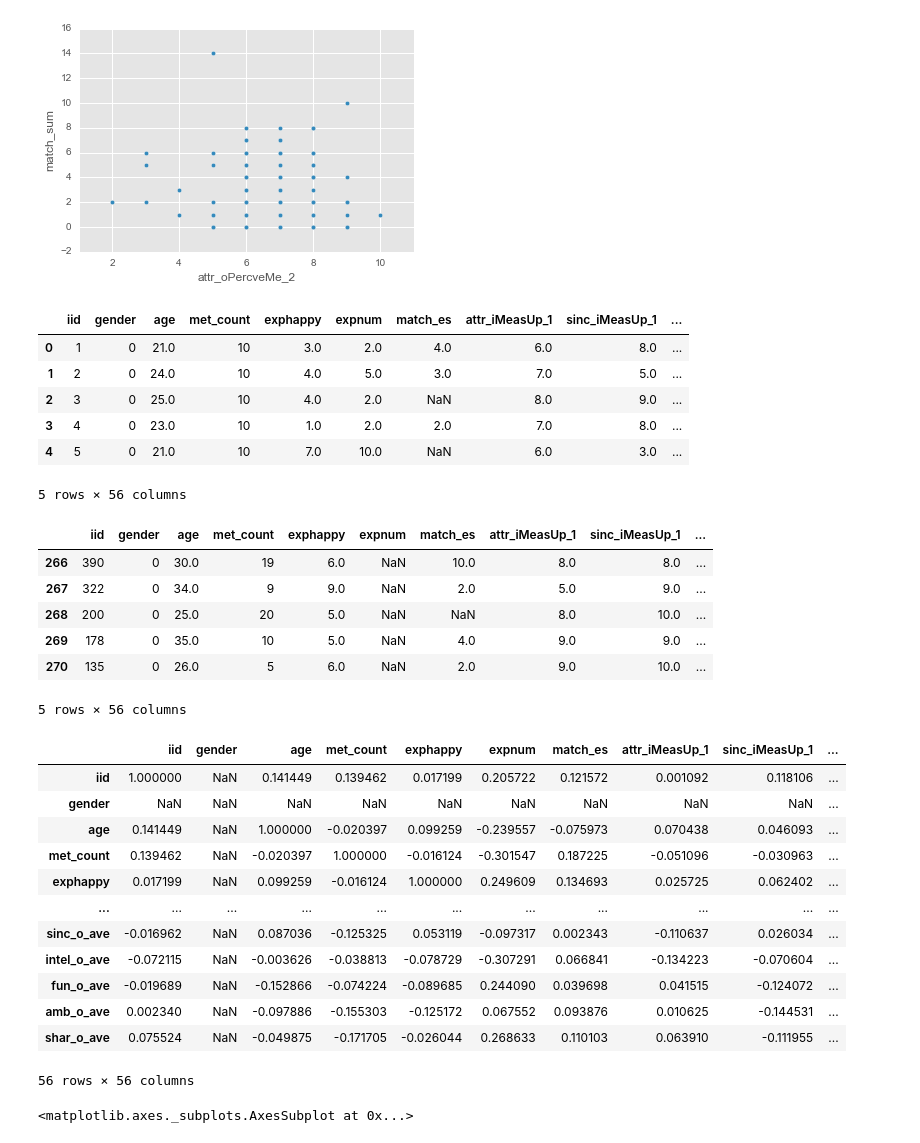
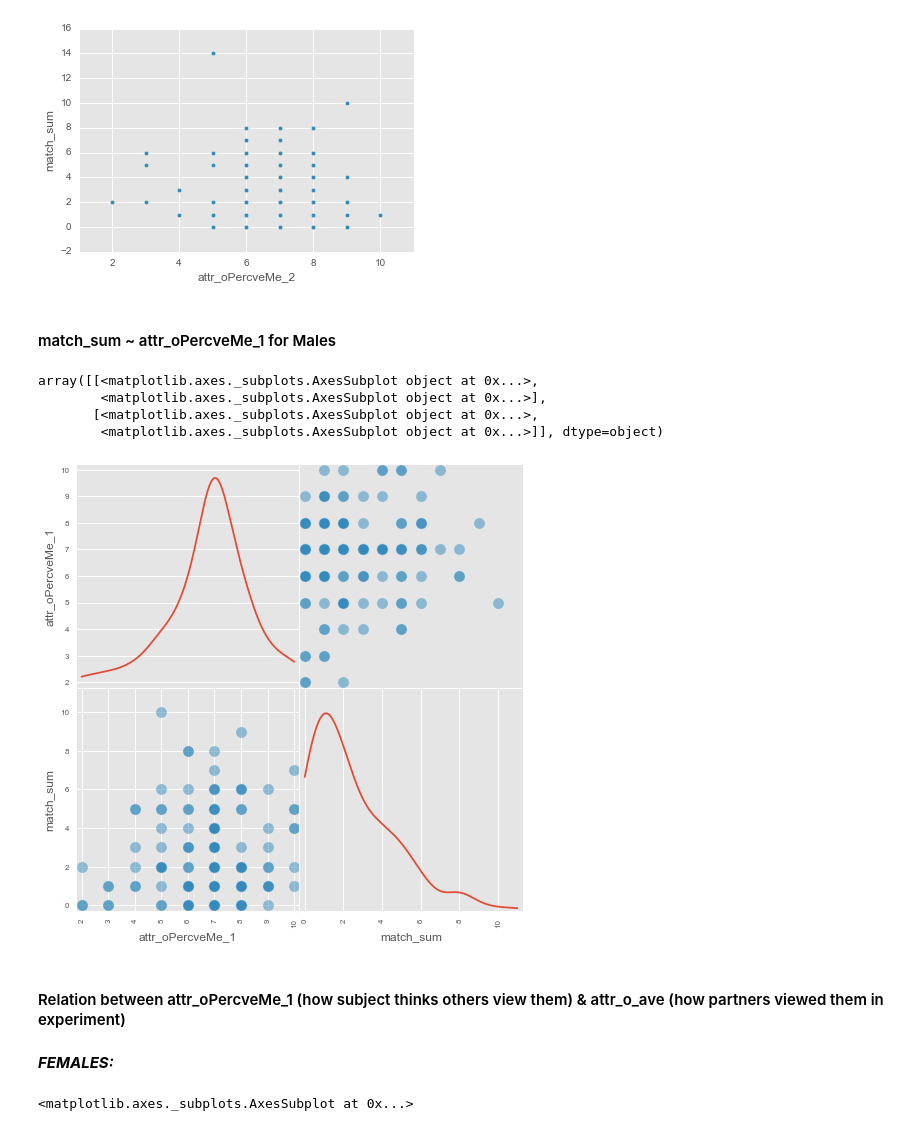
Before and after one commit to MirandaRemmer/DS-SF-23-work, a Jupyter notebook: final-project - MR/3/SpeedDatingDataset_FinalProject_REMMER_draft2.ipynb, the cells around one changed output. Saved outputs shown, nothing was run; the diff lists cells and outputs as text; code cells hidden in the pictures.

```diff
--- a/final-project - MR/3/SpeedDatingDataset_FinalProject_REMMER_draft2.ipynb
+++ b/final-project - MR/3/SpeedDatingDataset_FinalProject_REMMER_draft2.ipynb
@@ -1398,42 +1484,21 @@ df_female_condensed.plot(kind = 'scatter', x = 'attr_oPercveMe_2', y = 'match_su
 # %% [output]
 <matplotlib.axes._subplots.AxesSubplot at 0x...>
 [figure]
-# %%
-df_female_condensed.head()
-# %% [output]
-|  | iid | gender | age | met_count | exphappy | expnum | match_es | attr_iMeasUp_1 | sinc_iMeasUp_1 | ... |
-| 0 | 1 | 0 | 21.0 | 10 | 3.0 | 2.0 | 4.0 | 6.0 | 8.0 | ... |
-| 1 | 2 | 0 | 24.0 | 10 | 4.0 | 5.0 | 3.0 | 7.0 | 5.0 | ... |
-| 2 | 3 | 0 | 25.0 | 10 | 4.0 | 2.0 | NaN | 8.0 | 9.0 | ... |
-| 3 | 4 | 0 | 23.0 | 10 | 1.0 | 2.0 | 2.0 | 7.0 | 8.0 | ... |
-| 4 | 5 | 0 | 21.0 | 10 | 7.0 | 10.0 | NaN | 6.0 | 3.0 | ... |
-5 rows × 56 columns
-# %%
-df_female_condensed.tail()
-# %% [output]
-|  | iid | gender | age | met_count | exphappy | expnum | match_es | attr_iMeasUp_1 | sinc_iMeasUp_1 | ... |
-| 266 | 390 | 0 | 30.0 | 19 | 6.0 | NaN | 10.0 | 8.0 | 8.0 | ... |
-| 267 | 322 | 0 | 34.0 | 9 | 9.0 | NaN | 2.0 | 5.0 | 9.0 | ... |
-| 268 | 200 | 0 | 25.0 | 20 | 5.0 | NaN | NaN | 8.0 | 10.0 | ... |
-| 269 | 178 | 0 | 35.0 | 10 | 5.0 | NaN | 4.0 | 9.0 | 9.0 | ... |
-| 270 | 135 | 0 | 26.0 | 5 | 6.0 | NaN | 2.0 | 9.0 | 10.0 | ... |
-5 rows × 56 columns
-# %%
-df_female_condensed.corr()
-# %% [output]
-|  | iid | gender | age | met_count | exphappy | expnum | match_es | attr_iMeasUp_1 | sinc_iMeasUp_1 | ... |
-| iid | 1.000000 | NaN | 0.141449 | 0.139462 | 0.017199 | 0.205722 | 0.121572 | 0.001092 | 0.118106 | ... |
-| gender | NaN | NaN | NaN | NaN | NaN | NaN | NaN | NaN | NaN | ... |
-| age | 0.141449 | NaN | 1.000000 | -0.020397 | 0.099259 | -0.239557 | -0.075973 | 0.070438 | 0.046093 | ... |
-| met_count | 0.139462 | NaN | -0.020397 | 1.000000 | -0.016124 | -0.301547 | 0.187225 | -0.051096 | -0.030963 | ... |
-| exphappy | 0.017199 | NaN | 0.099259 | -0.016124 | 1.000000 | 0.249609 | 0.134693 | 0.025725 | 0.062402 | ... |
-| ... | ... | ... | ... | ... | ... | ... | ... | ... | ... | ... |
-| sinc_o_ave | -0.016962 | NaN | 0.087036 | -0.125325 | 0.053119 | -0.097317 | 0.002343 | -0.110637 | 0.026034 | ... |
-| intel_o_ave | -0.072115 | NaN | -0.003626 | -0.038813 | -0.078729 | -0.307291 | 0.066841 | -0.134223 | -0.070604 | ... |
-| fun_o_ave | -0.019689 | NaN | -0.152866 | -0.074224 | -0.089685 | 0.244090 | 0.039698 | 0.041515 | -0.124072 | ... |
-| amb_o_ave | 0.002340 | NaN | -0.097886 | -0.155303 | -0.125172 | 0.067552 | 0.093876 | 0.010625 | -0.144531 | ... |
-| shar_o_ave | 0.075524 | NaN | -0.049875 | -0.171705 | -0.026044 | 0.268633 | 0.110103 | 0.063910 | -0.111955 | ... |
-56 rows × 56 columns
+# %% [markdown]
+#### match_sum ~ attr_oPercveMe_1 for Males
+# %%
+#match_sum ~ attr_oPercveMe_1 for males
+pd.tools.plotting.scatter_matrix(df_male_condensed[ ['attr_oPercveMe_1', 'match_sum'] ], diagonal = 'kde', s = 500, figsize = (8, 8))
+# %% [output]
+array([[<matplotlib.axes._subplots.AxesSubplot object at 0x...>,
+        <matplotlib.axes._subplots.AxesSubplot object at 0x...>],
+       [<matplotlib.axes._subplots.AxesSubplot object at 0x...>,
+        <matplotlib.axes._subplots.AxesSubplot object at 0x...>]], dtype=object)
+[figure, added]
+# %% [markdown]
+#### Relation between attr_oPercveMe_1  (how subject thinks others view them) & attr_o_ave (how partners viewed them in experiment)
+# %% [markdown]
+***FEMALES:***
 # %%
 #histograms
 
```
Also changed, not shown: parts of 41 cells of this notebook.
